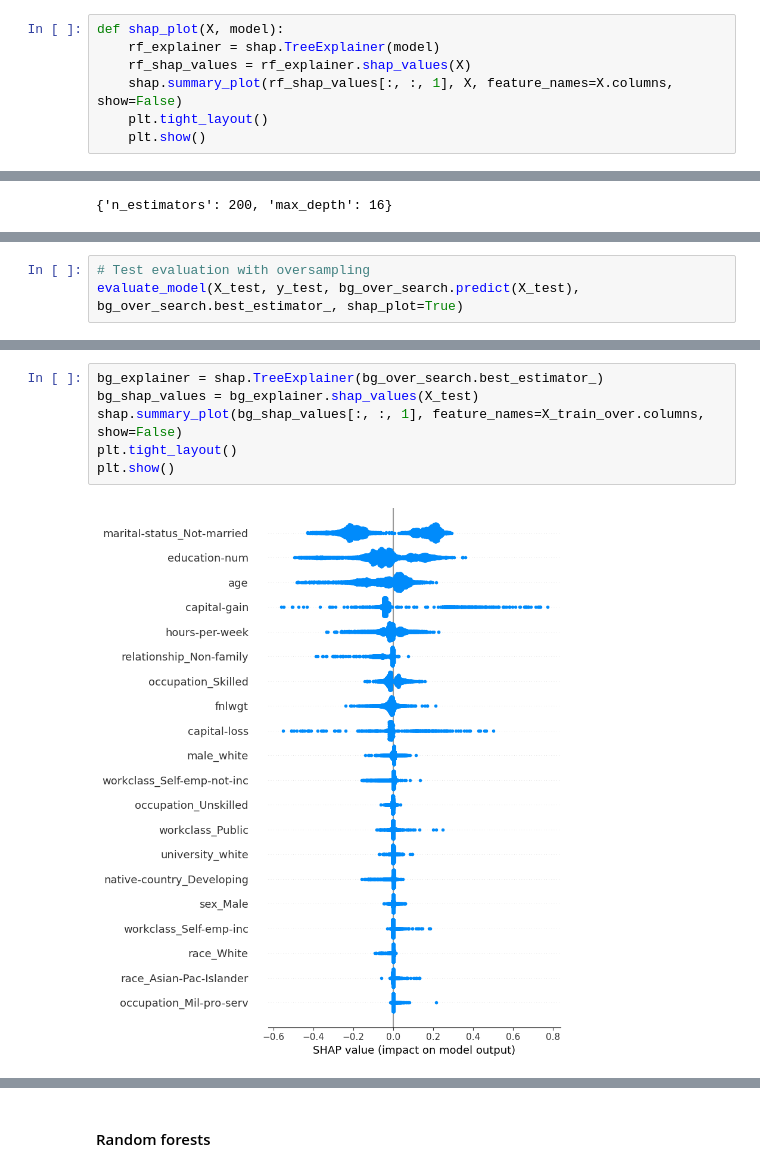
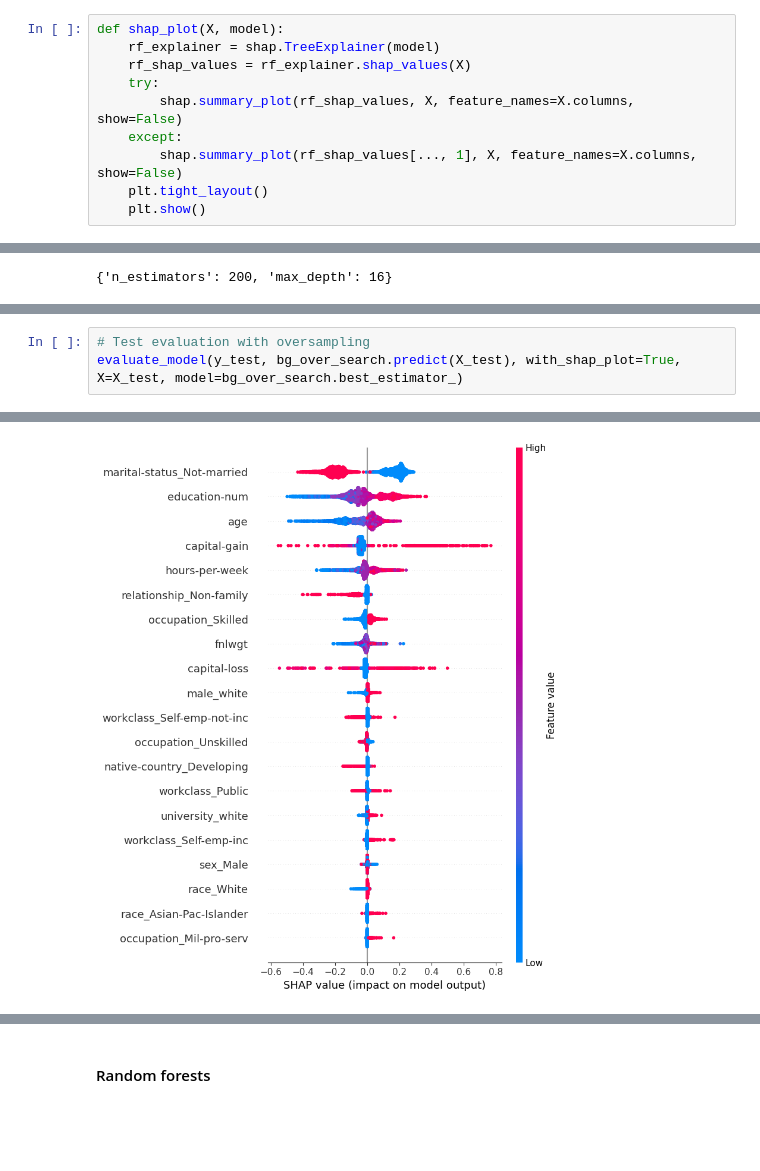
Before and after one commit to jonathanykwong/annual-income, a Jupyter notebook: annual-income.ipynb, the cells around one changed output, grey strips where cells are left out. Drawn from its saved outputs; the diff is of its cells as text; blank space fills up the shorter version.

Commit message:
debugged shap plot function

```diff
--- a/annual-income.ipynb
+++ b/annual-income.ipynb
@@ -338,7 +338,10 @@ def f1(actual, predicted):
 def shap_plot(X, model):
     rf_explainer = shap.TreeExplainer(model)
     rf_shap_values = rf_explainer.shap_values(X)
-    shap.summary_plot(rf_shap_values[:, :, 1], X, feature_names=X.columns, show=False)
+    try:
+        shap.summary_plot(rf_shap_values, X, feature_names=X.columns, show=False)
+    except:
+        shap.summary_plot(rf_shap_values[..., 1], X, feature_names=X.columns, show=False)
     plt.tight_layout()
     plt.show()
 # %%
@@ -896,6 +880,6 @@ actual income_<=50K        18956        2814
 # %%
 # Test evaluation with oversampling
-evaluate_model(X_test, y_test, bg_over_search.predict(X_test), bg_over_search.best_estimator_, shap_plot=True)
+evaluate_model(y_test, bg_over_search.predict(X_test), with_shap_plot=True, X=X_test, model=bg_over_search.best_estimator_)
 # %% [output]
 ***Confusion Matrix***
                        predicted
@@ -917,8 +903 @@ actual income_<=50K         4487        1012
+[figure, added]
-# %%
-bg_explainer = shap.TreeExplainer(bg_over_search.best_estimator_)
-bg_shap_values = bg_explainer.shap_values(X_test)
-shap.summary_plot(bg_shap_values[:, :, 1], feature_names=X_train_over.columns, show=False)
-plt.tight_layout()
-plt.show()
-# %% [output]
-[figure, removed]
```
Also changed, not shown: parts of 26 cells of this notebook.
